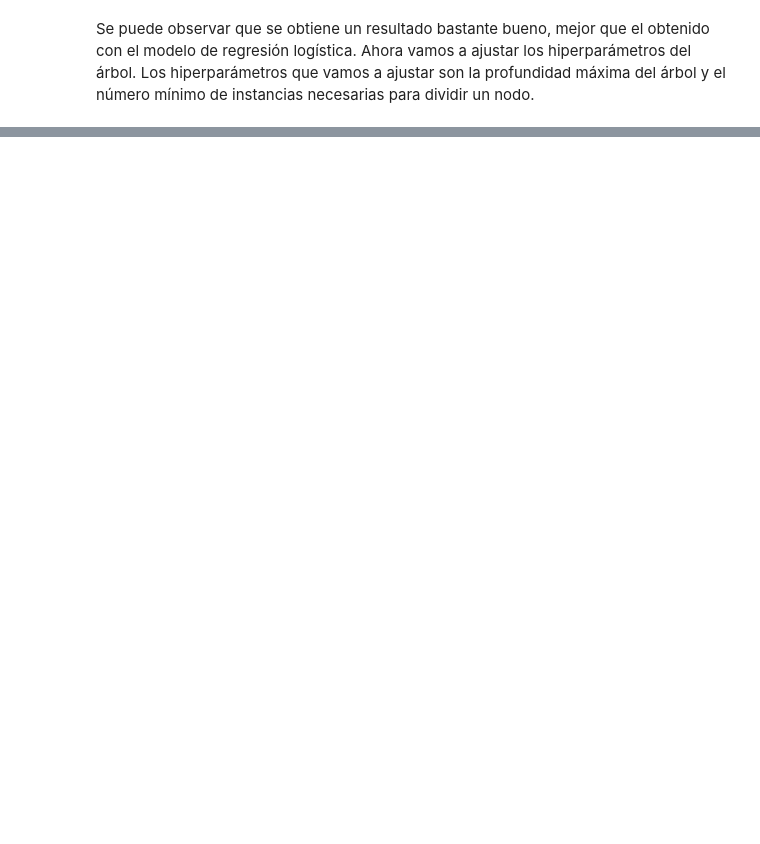
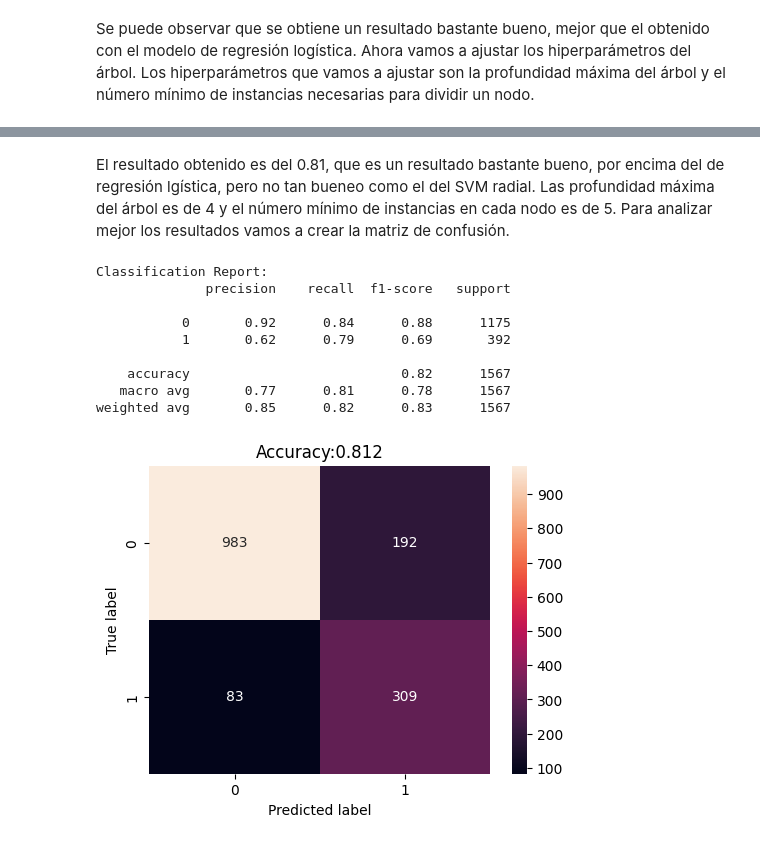
Before and after one commit to GLuis189/GRUPO13_Practica1, a Jupyter notebook: main.ipynb, the cells around one changed output, grey strips where cells are left out. Cells and saved outputs as stored; diff of their text form; code cells hidden in the pictures; blank space fills up the shorter version.

```diff
--- a/main.ipynb
+++ b/main.ipynb
@@ -1982,23 +1828,0 @@ weighted avg       0.87      0.87      0.87      1567
-# %%
-# Creación del modelo
-# ==============================================================================
-regr_gb = HistGradientBoostingClassifier(
-            random_state = 100472037,
-            class_weight="balanced"
-         )
-
-# Entrenamiento del modelo
-# ==============================================================================
-np.random.seed(100472037)
-
-t1 = time.time()
-regr_gb.fit(X_train_c, y_train_c)
-t2 = time.time()
-t_gb = t2 - t1
-
-y_test_pred = rf_hp.predict(X_test_c)
-accuracy_gb = metrics.balanced_accuracy_score(y_test_c, y_test_pred)
-
-print("")
-print(f"El accuracy de test es: {100*accuracy_gb}%")
-print("Tiempo de entrenamiento ", t_gb)
@@ -2121,0 +1861,32 @@ Mejores hiperparámetros  {'learning_rate': 0.2, 'max_depth': 1, 'n_estimators':
+# %% [markdown]
+El resultado obtenido es del 0.81, que es un resultado bastante bueno, por encima del de regresión lgística, pero no tan bueneo como el del SVM radial. Las profundidad máxima del árbol es de 4 y el número mínimo de instancias en cada nodo es de 5. Para analizar mejor los resultados vamos a crear la matriz de confusión.
+# %%
+y_test_pred = modelo_final_tree.predict(X_test_c)
+result = metrics.classification_report(y_test_c, y_test_pred)
+print("Classification Report:",)
+print (result)
+
+# Creates a confusion matrix
+cm = metrics.confusion_matrix(y_test_c, y_test_pred)
+accuracy = metrics.balanced_accuracy_score(y_test_c, y_test_pred)
+# Transform to df for easier plotting
+cm_df = pd.DataFrame(cm,
+                     index = ['0','1'],
+                     columns = ['0','1'])
+plt.figure(figsize=(5.5,4))
+sns.heatmap(cm_df, annot=True, fmt = 'd')
+plt.title('Accuracy:{0:.3f}'.format(accuracy))
+plt.ylabel('True label')
+plt.xlabel('Predicted label')
+plt.show()
+# %% [output]
+Classification Report:
+              precision    recall  f1-score   support
+
+           0       0.92      0.84      0.88      1175
+           1       0.62      0.79      0.69       392
+
+    accuracy                           0.82      1567
+   macro avg       0.77      0.81      0.78      1567
+weighted avg       0.85      0.82      0.83      1567
+[figure, added]
```
Also changed, not shown: parts of 75 cells of this notebook.
